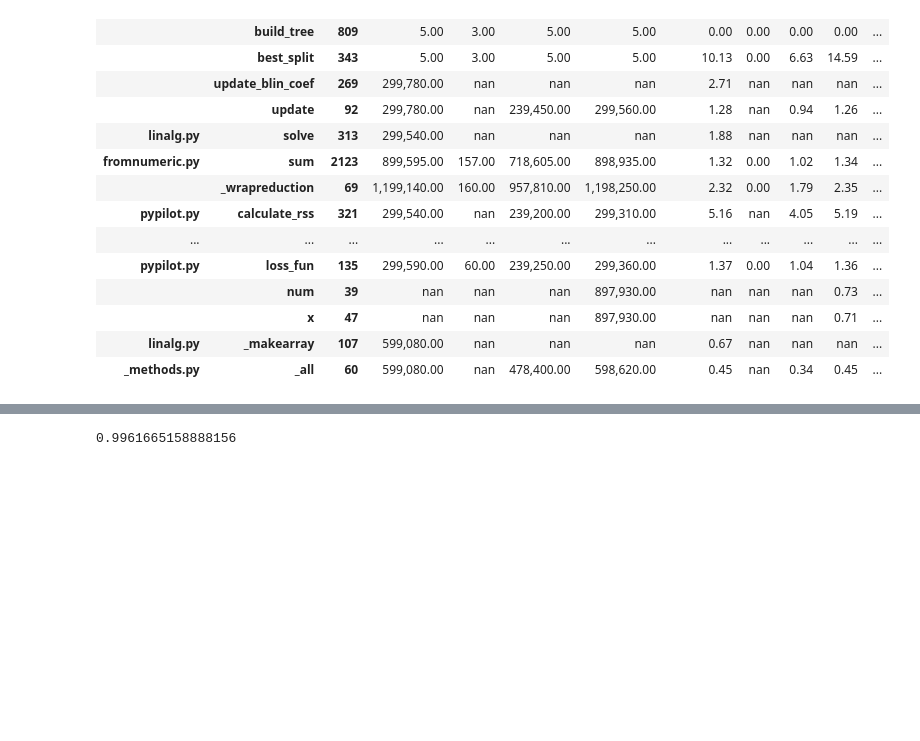
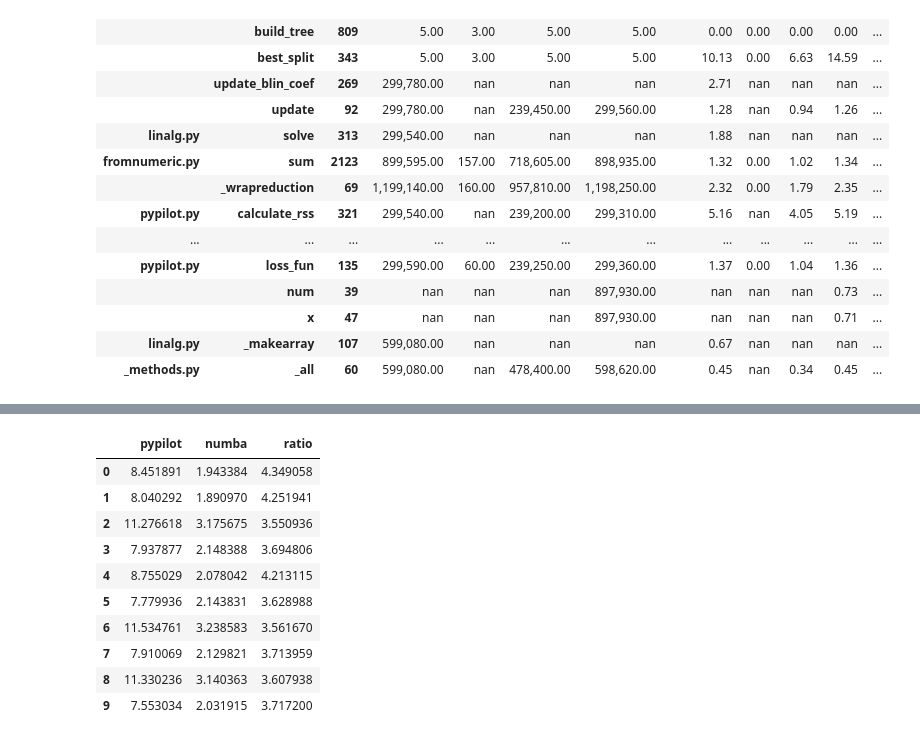
Before and after one commit to STAN-UAntwerp/PILOT, a Jupyter notebook: notebooks/compute_time_by_node.ipynb, the cells around one changed output, grey strips where cells are left out. Drawn from its saved outputs; the diff is of its cells as text; code cells hidden in the pictures; blank space fills up the shorter version.

```diff
--- a/notebooks/compute_time_by_node.ipynb
+++ b/notebooks/compute_time_by_node.ipynb
@@ -577,4 +593,14 @@ KeyboardInterrupt:
-# %%
-timings
-# %% [output]
-0.9961665158888156
+# %%
+pd.DataFrame(timings).assign(ratio=lambda d: d['pypilot']/ d['numba'] )
+# %% [output]
+|  | pypilot | numba | ratio |
+| 0 | 8.451891 | 1.943384 | 4.349058 |
+| 1 | 8.040292 | 1.890970 | 4.251941 |
+| 2 | 11.276618 | 3.175675 | 3.550936 |
+| 3 | 7.937877 | 2.148388 | 3.694806 |
+| 4 | 8.755029 | 2.078042 | 4.213115 |
+| 5 | 7.779936 | 2.143831 | 3.628988 |
+| 6 | 11.534761 | 3.238583 | 3.561670 |
+| 7 | 7.910069 | 2.129821 | 3.713959 |
+| 8 | 11.330236 | 3.140363 | 3.607938 |
+| 9 | 7.553034 | 2.031915 | 3.717200 |
```
Also changed, not shown: parts of 1 cell of this notebook.
